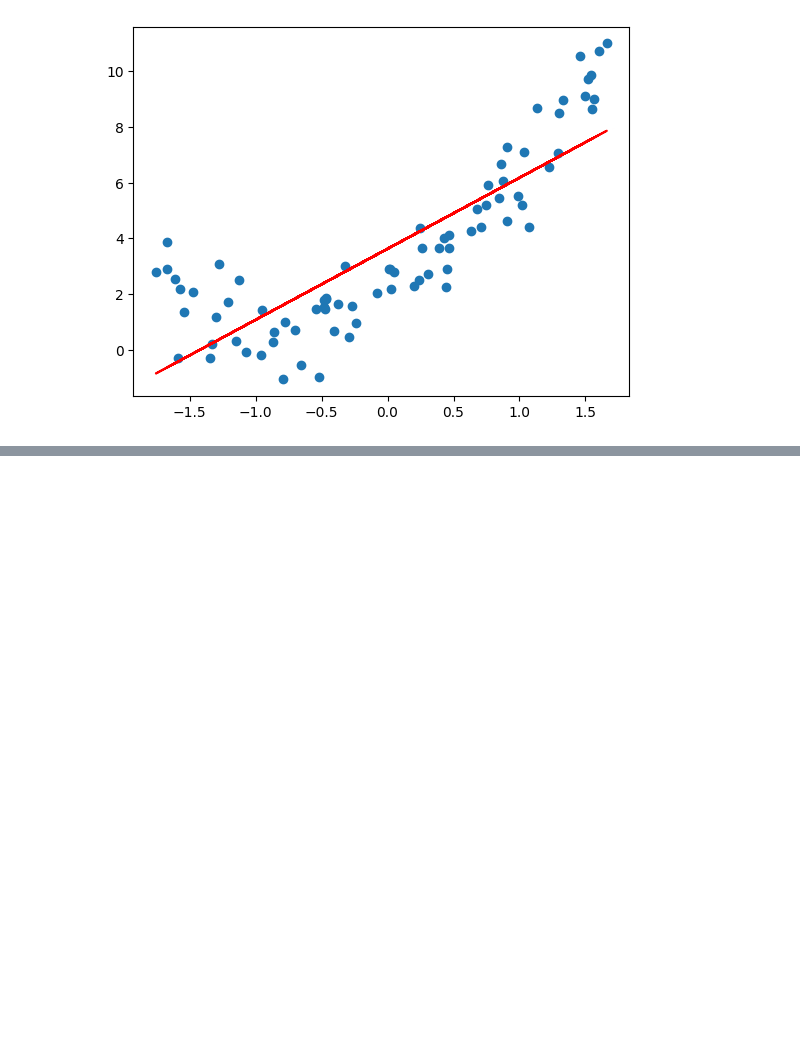
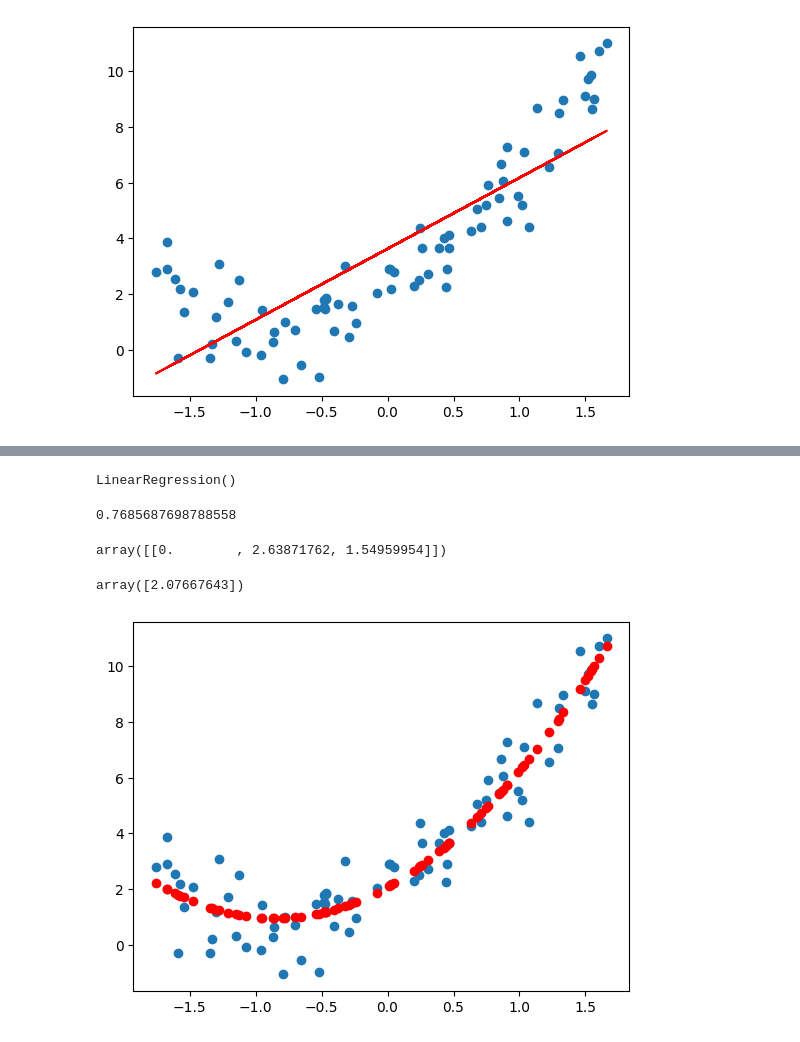
Before and after one commit to byt23/Machine-Learning, a Jupyter notebook: Polynomial Regression/polynomial_regression.ipynb, the cells around one changed output, grey strips where cells are left out. Cells and saved outputs as stored; diff of their text form; code cells hidden in the pictures; blank space fills up the shorter version.

Commit message:
I finished polynomial regression.

```diff
--- a/Polynomial Regression/polynomial_regression.ipynb
+++ b/Polynomial Regression/polynomial_regression.ipynb
@@ -148,4 +148,7 @@ plt.show()
 # %% [output]
 [figure]
 # %%
-# 191'de kaldım.
+poly = PolynomialFeatures(degree=2, include_bias = True)
+# %%
+X_train_poly = poly.fit_transform(X_train)
+X_test_poly = poly.transform(X_test)
@@ -151,0 +175,25 @@ plt.show()
+# %%
+regression = LinearRegression()
+regression.fit(X_train_poly,y_train)
+# %% [output]
+LinearRegression()
+# %%
+y_pred = regression.predict(X_test_poly)
+score = r2_score(y_test,y_pred)
+print(score)
+# %% [output]
+0.7685687698788558
+# %%
+regression.coef_
+# %% [output]
+array([[0.        , 2.63871762, 1.54959954]])
+# %%
+regression.intercept_
+# %% [output]
+array([2.07667643])
+# %%
+plt.scatter(X_train, y_train)
+plt.scatter(X_train, regression.predict(X_train_poly), color = "r")
+plt.show()
+# %% [output]
+[figure, added]
```
Also changed, not shown: parts of 17 cells of this notebook.
